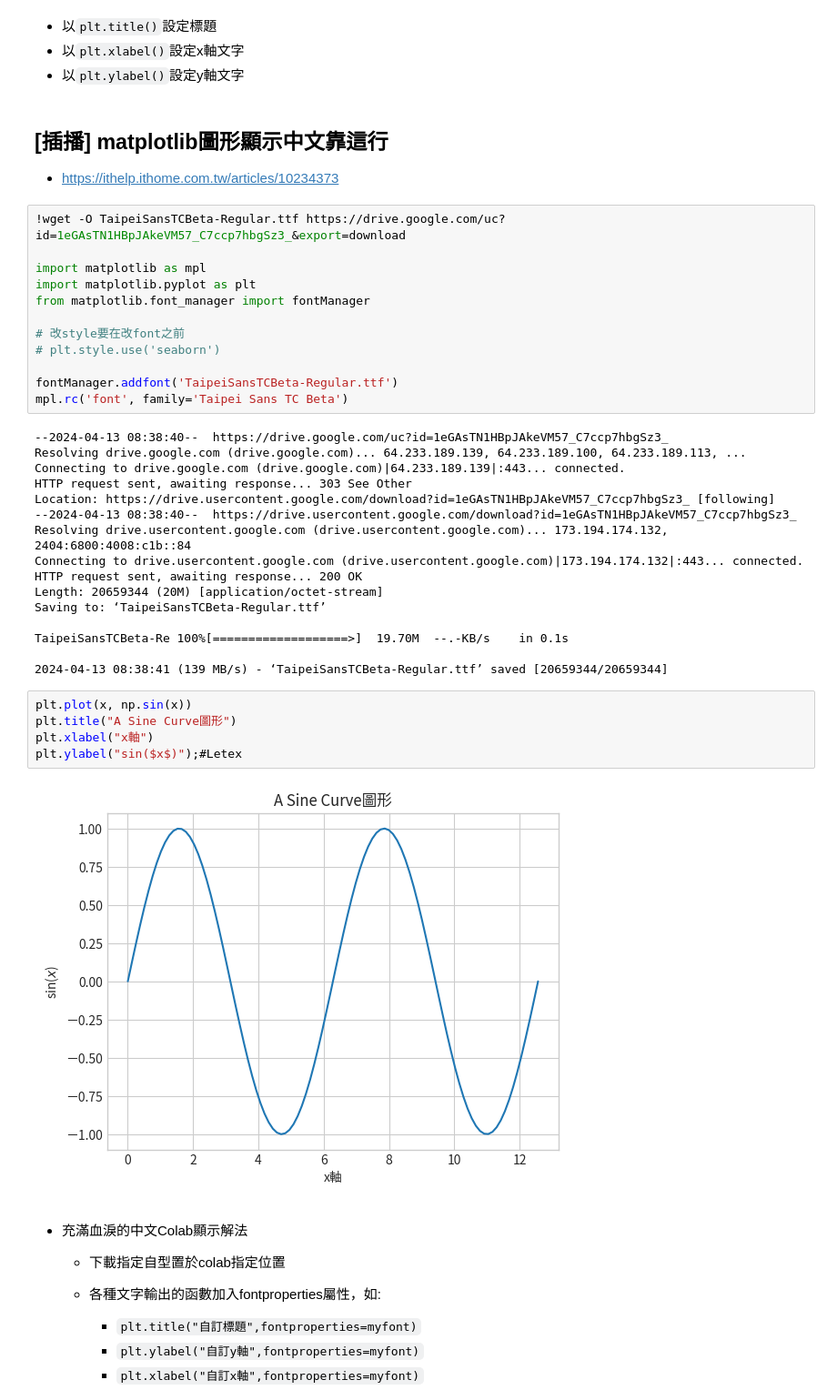
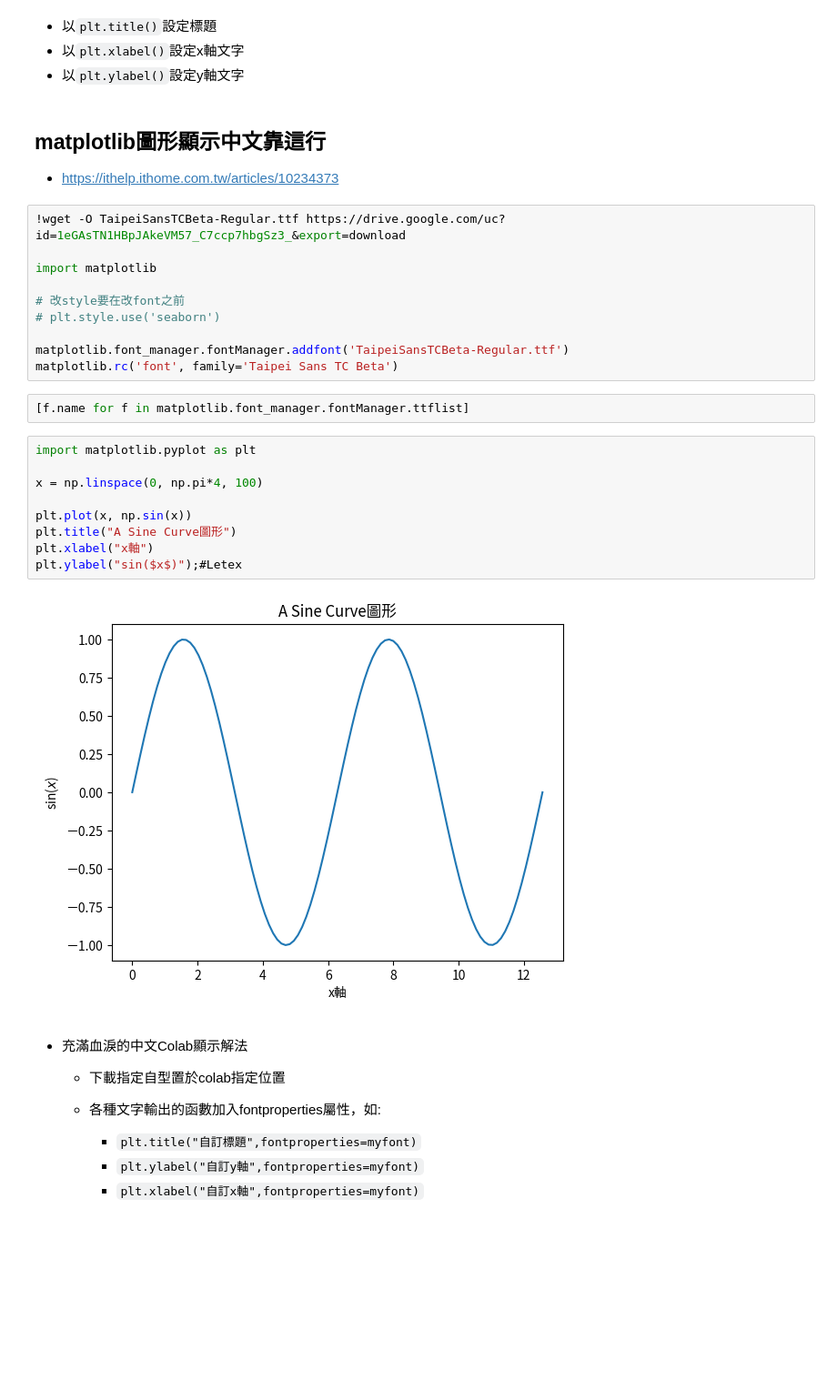
Before and after one commit to willismax/MediaSystem-Python-Course, a Jupyter notebook: 01.Intro-Python/來畫圖好嗎_資料視覺化.ipynb, the cells around one changed output. Shown at 91% size. Saved outputs shown, nothing was run; the diff lists cells and outputs as text; blank space fills up the shorter version.

```diff
--- a/01.Intro-Python/來畫圖好嗎_資料視覺化.ipynb
+++ b/01.Intro-Python/來畫圖好嗎_資料視覺化.ipynb
@@ -203,43 +199,31 @@ plt.axis('equal')
 - 以`plt.xlabel()`設定x軸文字
 - 以`plt.ylabel()`設定y軸文字
 # %% [markdown]
-## [插播] matplotlib圖形顯示中文靠這行
+## matplotlib圖形顯示中文靠這行
 - https://ithelp.ithome.com.tw/articles/10234373
 # %%
 !wget -O TaipeiSansTCBeta-Regular.ttf https://drive.google.com/uc?id=1eGAsTN1HBpJAkeVM57_C7ccp7hbgSz3_&export=download
 
-import matplotlib as mpl
-import matplotlib.pyplot as plt
-from matplotlib.font_manager import fontManager
+import matplotlib
 
 # 改style要在改font之前
 # plt.style.use('seaborn')
 
-fontManager.addfont('TaipeiSansTCBeta-Regular.ttf')
-mpl.rc('font', family='Taipei Sans TC Beta')
+matplotlib.font_manager.fontManager.addfont('TaipeiSansTCBeta-Regular.ttf')
+matplotlib.rc('font', family='Taipei Sans TC Beta')
-# %% [output]
---2024-04-13 08:38:40--  https://drive.google.com/uc?id=1eGAsTN1HBpJAkeVM57_C7ccp7hbgSz3_
-Resolving drive.google.com (drive.google.com)... 64.233.189.139, 64.233.189.100, 64.233.189.113, ...
-Connecting to drive.google.com (drive.google.com)|64.233.189.139|:443... connected.
-HTTP request sent, awaiting response... 303 See Other
-Location: https://drive.usercontent.google.com/download?id=1eGAsTN1HBpJAkeVM57_C7ccp7hbgSz3_ [following]
---2024-04-13 08:38:40--  https://drive.usercontent.google.com/download?id=1eGAsTN1HBpJAkeVM57_C7ccp7hbgSz3_
-Resolving drive.usercontent.google.com (drive.usercontent.google.com)... 173.194.174.132, 2404:6800:4008:c1b::84
-Connecting to drive.usercontent.google.com (drive.usercontent.google.com)|173.194.174.132|:443... connected.
-HTTP request sent, awaiting response... 200 OK
-Length: 20659344 (20M) [application/octet-stream]
-Saving to: ‘TaipeiSansTCBeta-Regular.ttf’
-
-TaipeiSansTCBeta-Re 100%[===================>]  19.70M  --.-KB/s    in 0.1s
-
-2024-04-13 08:38:41 (139 MB/s) - ‘TaipeiSansTCBeta-Regular.ttf’ saved [20659344/20659344]
+# %%
+[f.name for f in matplotlib.font_manager.fontManager.ttflist]
 # %%
+import matplotlib.pyplot as plt
+
+x = np.linspace(0, np.pi*4, 100)
+
 plt.plot(x, np.sin(x))
 plt.title("A Sine Curve圖形")
 plt.xlabel("x軸")
 plt.ylabel("sin($x$)");#Letex
 # %% [output]
-[figure, old version]
+[figure, new version]
 # %% [markdown]
 - 充滿血淚的中文Colab顯示解法
   - 下載指定自型置於colab指定位置
```
Also changed, not shown: parts of 37 cells of this notebook.
